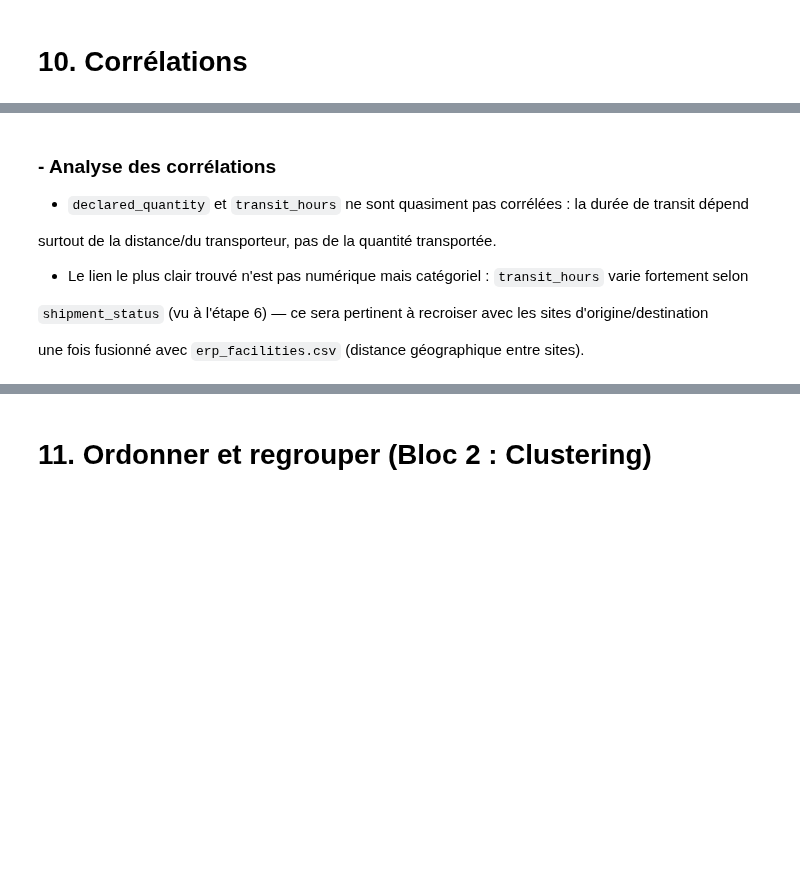
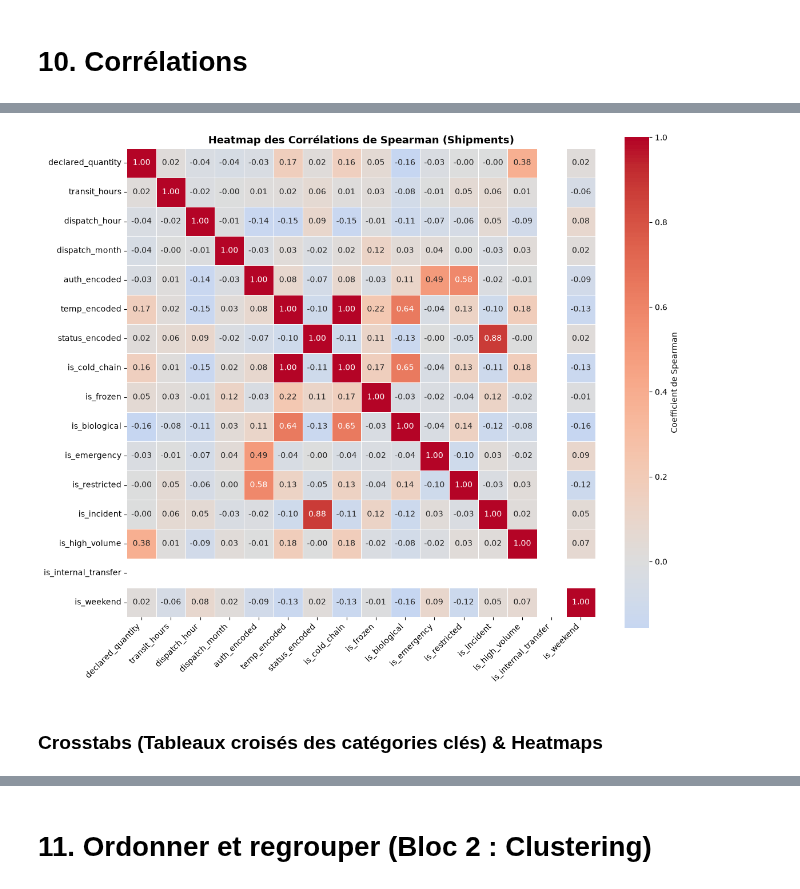
Before and after one commit to HananeDjouadi/G05-DataMining-2627, a Jupyter notebook: data/logistics/shipments.ipynb, the cells around one changed output, grey strips where cells are left out. Cells and saved outputs as stored; diff of their text form; code cells hidden in the pictures; blank space fills up the shorter version.

```diff
--- a/data/logistics/shipments.ipynb
+++ b/data/logistics/shipments.ipynb
@@ -512,0 +622,29 @@ plt.show()
+# %%
+# 1. Encodage ordinal de la priorité (autorisation)
+auth_map = {
+    'ordinary': 0,
+    'expedited': 1,
+    'restricted': 2,
+    'emergency': 3
+}
+df_analysis['auth_encoded'] = df_analysis['authorization_class'].map(auth_map)
+
+# 2. Encodage ordinal de la température
+temp_map = {
+    'ambient': 0,
+    '2-8c': 1,
+    'frozen': 2
+}
+df_analysis['temp_encoded'] = df_analysis['temperature_control_class'].map(temp_map)
+
+# 3. Encodage du statut
+status_map = {
+    'delivered': 0,
+    'in_transit': 1,
+    'delayed': 2,
+    'returned': 3
+}
+df_analysis['status_encoded'] = df_analysis['shipment_status'].map(status_map)
+
+print("\nEncodages ordinaux appliqués :")
+print(df_analysis[['authorization_class', 'auth_encoded', 'temperature_control_class', 'temp_encoded', 'shipment_status', 'status_encoded']].head(3))
@@ -565,10 +957,11 @@ display(matrice_spearman.round(2))
 # %%
-plt.figure(figsize=(5, 4))
-
-sns.heatmap(matrice_spearman, annot=True, cmap='coolwarm', vmin=-1, vmax=1, fmt=".2f", linewidths=0.5)
-
-plt.title("Matrice de corrélation de Spearman")
-
+# Heatmap des corrélations
+plt.figure(figsize=(12, 10))
+sns.heatmap(corr_spearman, annot=True, fmt='.2f', cmap='coolwarm', center=0,
+            square=True, linewidths=0.5, cbar_kws={'label': 'Coefficient de Spearman'})
+plt.title("Heatmap des Corrélations de Spearman (Shipments)", fontsize=13, fontweight='bold')
+plt.xticks(rotation=45, ha='right')
 plt.tight_layout()
-
 plt.show()
+# %% [output]
+[figure, added]
@@ -581,14 +968,2 @@ plt.show()
-# %% [markdown]
-### - Analyse des corrélations
-
-
-
-- `declared_quantity` et `transit_hours` ne sont quasiment pas corrélées : la durée de transit dépend
-
-surtout de la distance/du transporteur, pas de la quantité transportée.
-
-- Le lien le plus clair trouvé n'est pas numérique mais catégoriel : `transit_hours` varie fortement selon
-
-`shipment_status` (vu à l'étape 6) — ce sera pertinent à recroiser avec les sites d'origine/destination
-
-une fois fusionné avec `erp_facilities.csv` (distance géographique entre sites).
+# %% [markdown]
+### Crosstabs (Tableaux croisés des catégories clés) & Heatmaps
```
Also changed, not shown: parts of 47 cells of this notebook.
